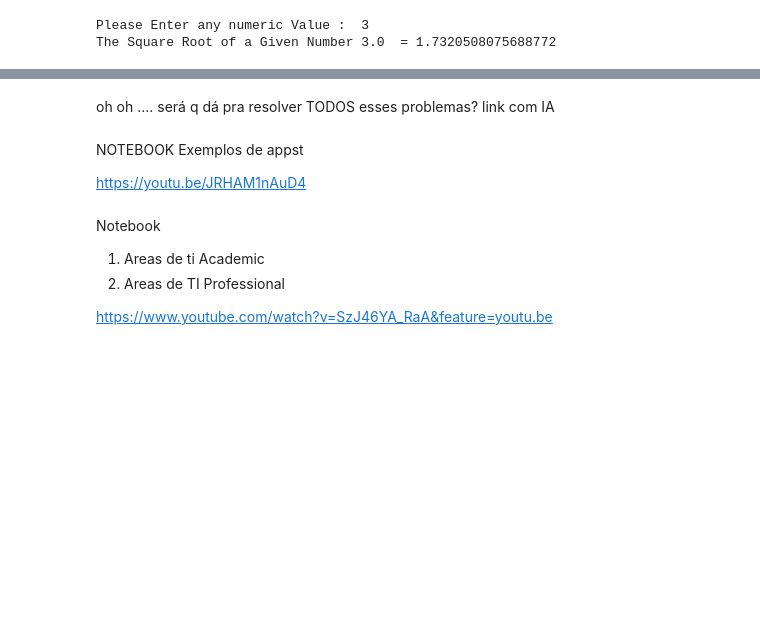
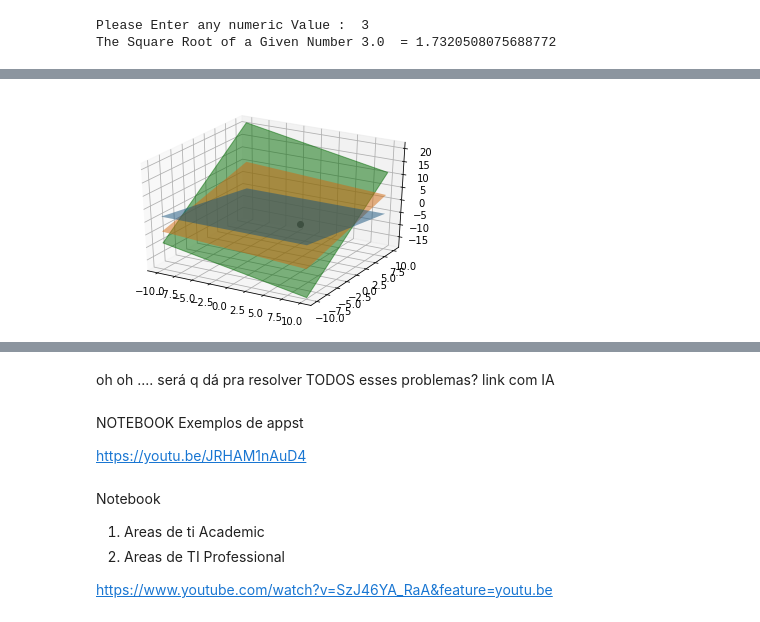
Before and after one commit to drcinalli/Artificial-Intelligence-and-Transformation, a Jupyter notebook: 01-Computer.ipynb, the cells around one changed output, grey strips where cells are left out. Drawn from its saved outputs; the diff is of its cells as text; code cells hidden in the pictures; blank space fills up the shorter version.

```diff
--- a/01-Computer.ipynb
+++ b/01-Computer.ipynb
@@ -655,0 +874,24 @@ The Square Root of a Given Number 3.0  = 1.7320508075688772
+# %%
+import numpy as np
+import matplotlib.pyplot as plt
+from mpl_toolkits.mplot3d import Axes3D
+fig = plt.figure()
+ax = fig.add_subplot(111, projection='3d')
+
+x, y = np.linspace(-10,10,10), np.linspace(-10,10,10)
+X, Y = np.meshgrid(x,y)
+Z1 = (-10 - 2*Y) / 6
+Z2 = (5 + X - 3*Y) / -6
+Z3 = (12 - 4*X + 12*Y) / 8
+
+ax.plot_surface(X,Y,Z1, alpha=0.5, rstride=100, cstride=100)
+ax.plot_surface(X,Y,Z2, alpha=0.5, rstride=100, cstride=100)
+
+
+#ax.plot((1,1),(-8,8),(-9,23), lw=2, c='b')
+ax.plot_surface(X,Y,Z3, alpha=0.5, facecolors='g', rstride=100, cstride=100)
+ax.plot((4,),(-1,),(-2,), lw=2, c='k', marker='o')
+
+plt.show()
+# %% [output]
+[figure, added]
```
Also changed, not shown: parts of 16 cells of this notebook, 7 other files.
